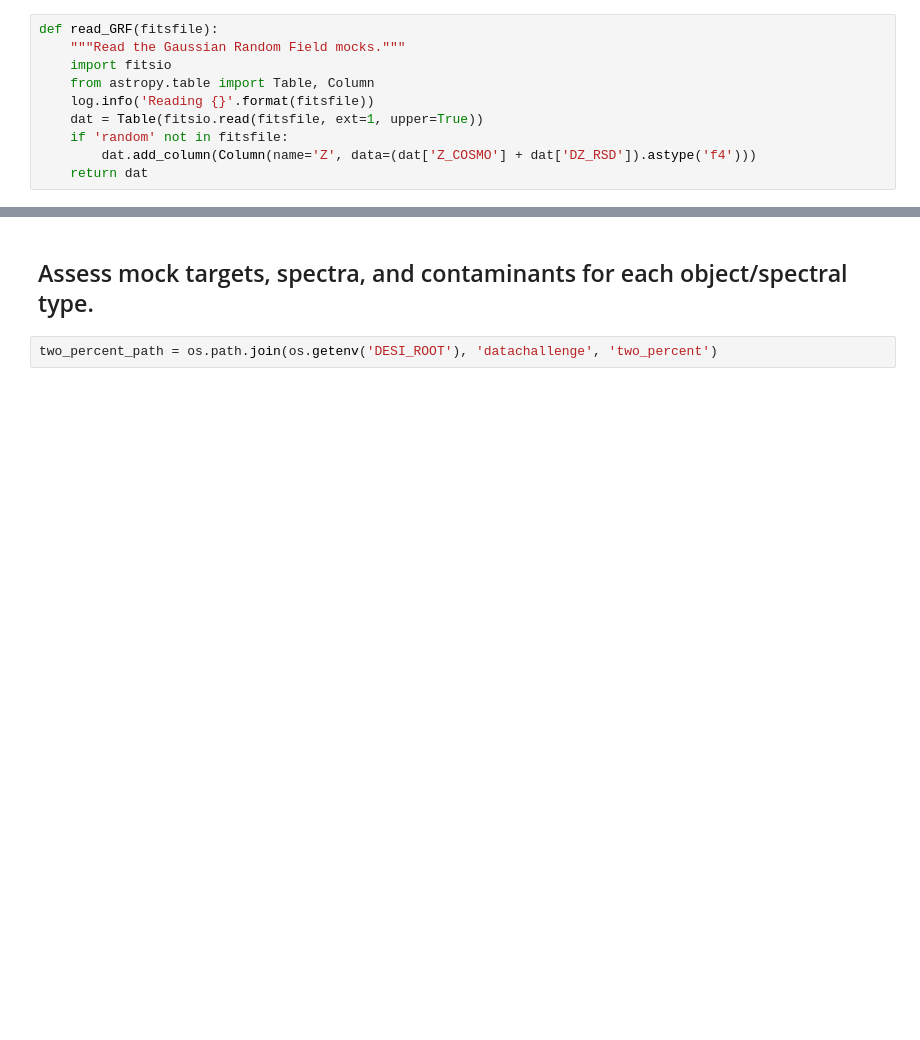
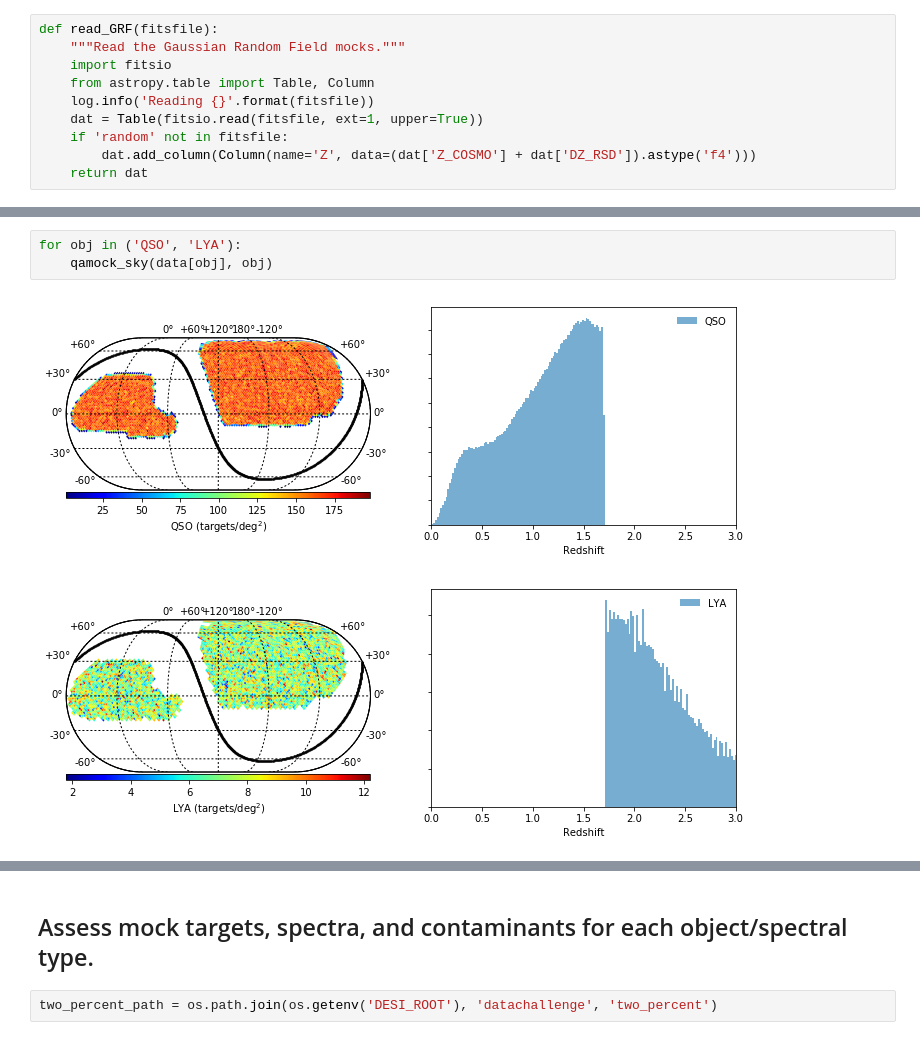
Before and after one commit to desihub/desitarget, a Jupyter notebook: doc/nb/mock-qa.ipynb, the cells around one changed output, grey strips where cells are left out. Saved outputs shown, nothing was run; the diff lists cells and outputs as text; blank space fills up the shorter version.

```diff
--- a/doc/nb/mock-qa.ipynb
+++ b/doc/nb/mock-qa.ipynb
@@ -100,0 +149,6 @@ for cat, objtype in zip(data, ('BGS', 'ELG', 'LRG', 'QSO', 'SKY')):
+# %%
+for obj in ('QSO', 'LYA'):
+    qamock_sky(data[obj], obj)
+# %% [output]
+[figure, added]
+[figure, added]
```
Also changed, not shown: parts of 39 cells of this notebook.
